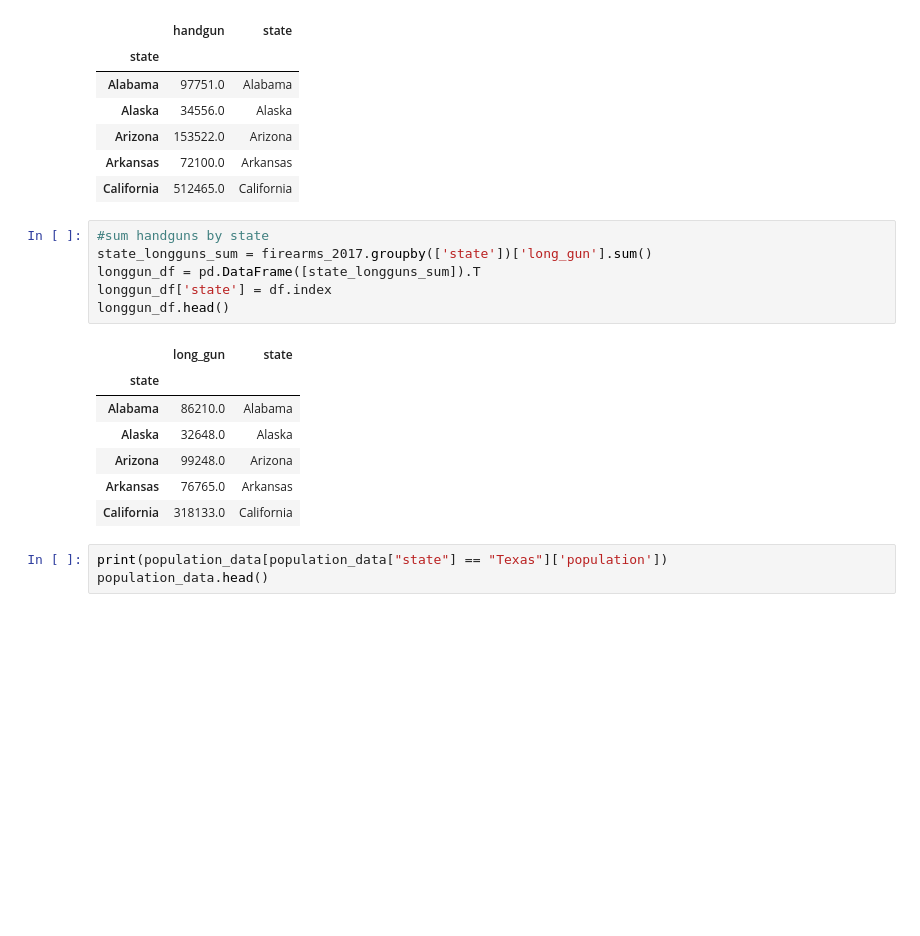
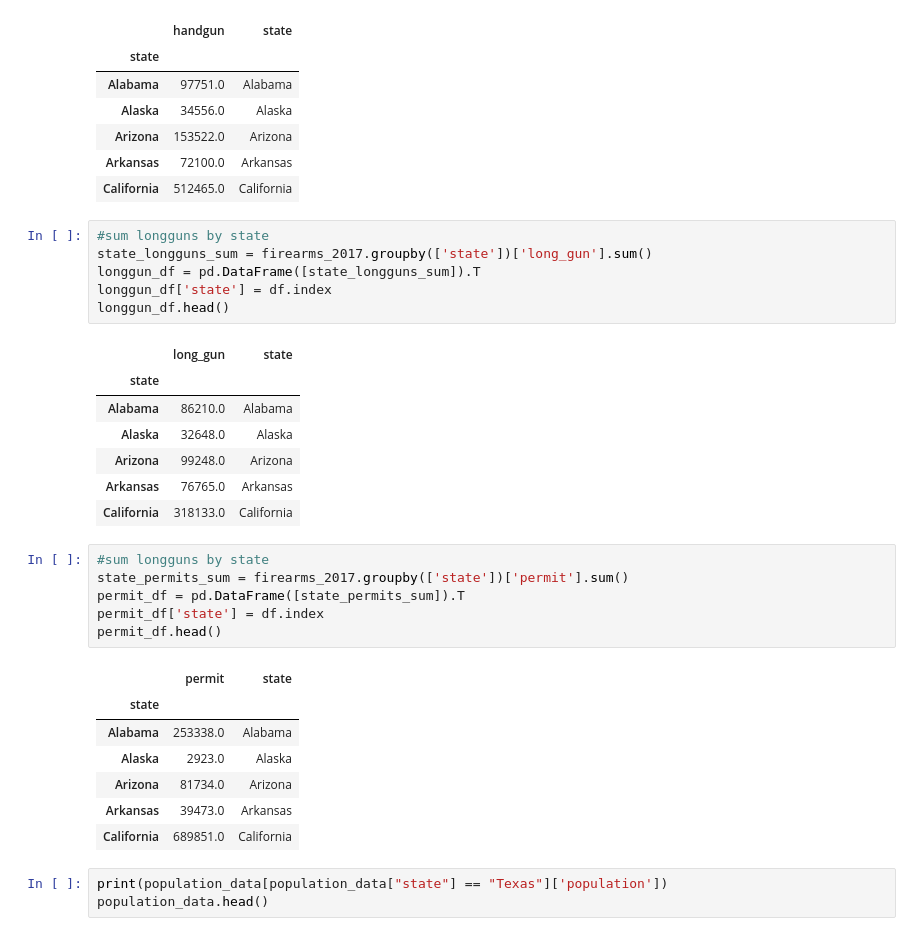
Before and after one commit to vabigdatamover/dream-team, a Jupyter notebook: GraphingFirearms_v1_Gene.ipynb, the cells around one changed output. Cells and saved outputs as stored; diff of their text form; blank space fills up the shorter version.

```diff
--- a/GraphingFirearms_v1_Gene.ipynb
+++ b/GraphingFirearms_v1_Gene.ipynb
@@ -82,7 +88,7 @@ handgun_df.head()
 | Arkansas | 72100.0 | Arkansas |
 | California | 512465.0 | California |
 # %%
-#sum handguns by state
+#sum longguns by state
 state_longguns_sum = firearms_2017.groupby(['state'])['long_gun'].sum()
 longgun_df = pd.DataFrame([state_longguns_sum]).T
 longgun_df['state'] = df.index
@@ -95,6 +101,20 @@ longgun_df.head()
 | Arizona | 99248.0 | Arizona |
 | Arkansas | 76765.0 | Arkansas |
 | California | 318133.0 | California |
+# %%
+#sum longguns by state
+state_permits_sum = firearms_2017.groupby(['state'])['permit'].sum()
+permit_df = pd.DataFrame([state_permits_sum]).T
+permit_df['state'] = df.index
+permit_df.head()
+# %% [output]
+|  | permit | state |
+| state |  |  |
+| Alabama | 253338.0 | Alabama |
+| Alaska | 2923.0 | Alaska |
+| Arizona | 81734.0 | Arizona |
+| Arkansas | 39473.0 | Arkansas |
+| California | 689851.0 | California |
 # %%
 print(population_data[population_data["state"] == "Texas"]['population'])
 population_data.head()
```
Also changed, not shown: parts of 1 cell of this notebook.
